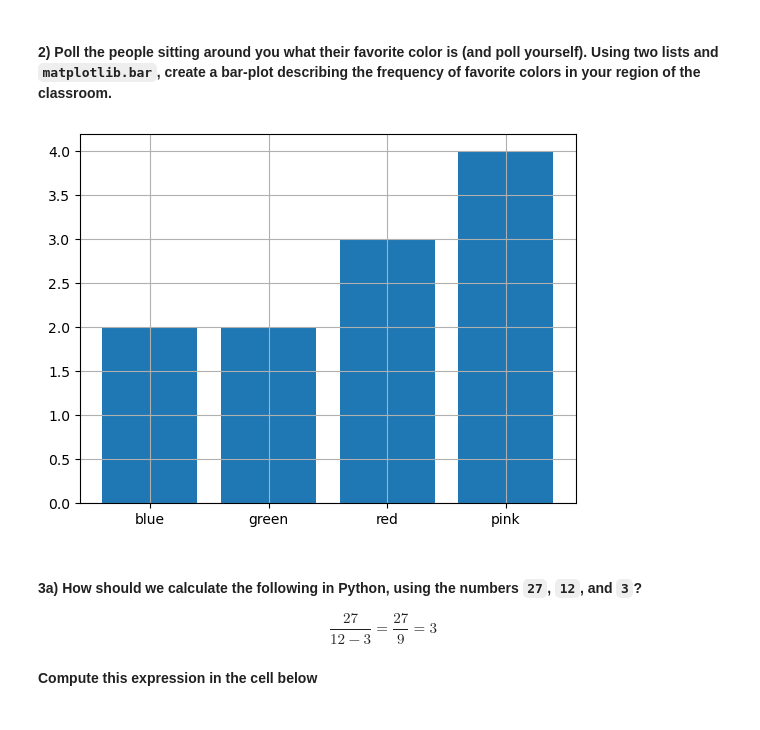
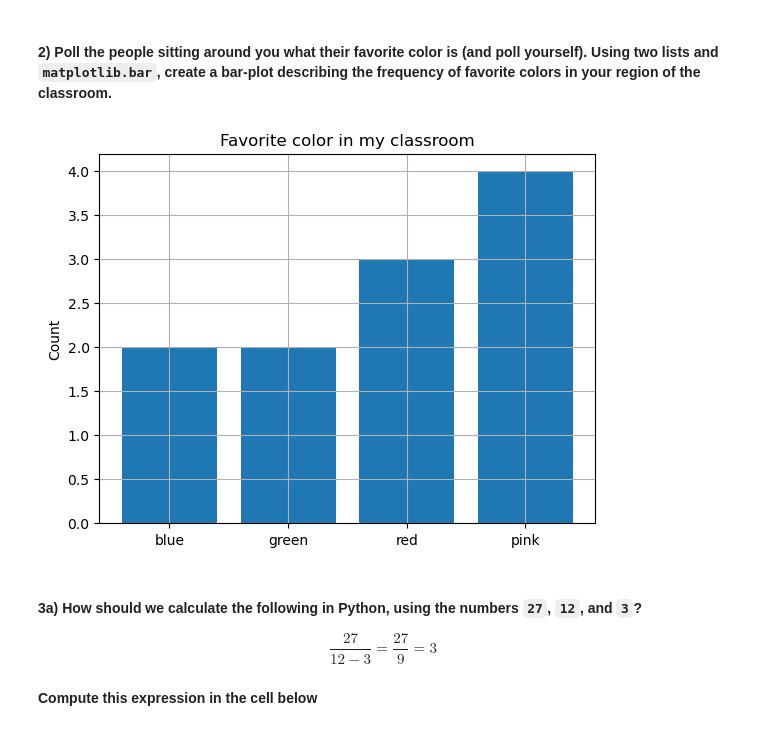
Before and after one commit to ariellagol/datasci151fall2026, a Jupyter notebook: lecture_04_other_sequence_objects/Lecture04.ipynb, the cells around one changed output. Saved outputs shown, nothing was run; the diff lists cells and outputs as text; code cells hidden in the pictures.

```diff
--- a/lecture_04_other_sequence_objects/Lecture04.ipynb
+++ b/lecture_04_other_sequence_objects/Lecture04.ipynb
@@ -619,15 +694,15 @@ About Damn Time (Lizzo)
 # %%
 import matplotlib.pyplot as plt
 
 favorite_color = ["blue", "green", "red", "pink"]
 amount = [2,2,3,4]
 plt.bar(x = favorite_color, height = amount)
-plt.xtitle = ("favorite color")
-plt.ytitle = ("frequency")
+plt.ylabel("Count")
+plt.title("Favorite color in my classroom")
 plt.grid()
 plt.show()
 # %% [output]
-[figure, old version]
+[figure, new version]
 # %% [markdown]
 #### **3a)** How should we calculate the following in Python, using the numbers `27`, `12`, and `3`?
 
```
Also changed, not shown: parts of 23 cells of this notebook, 4 other files.
